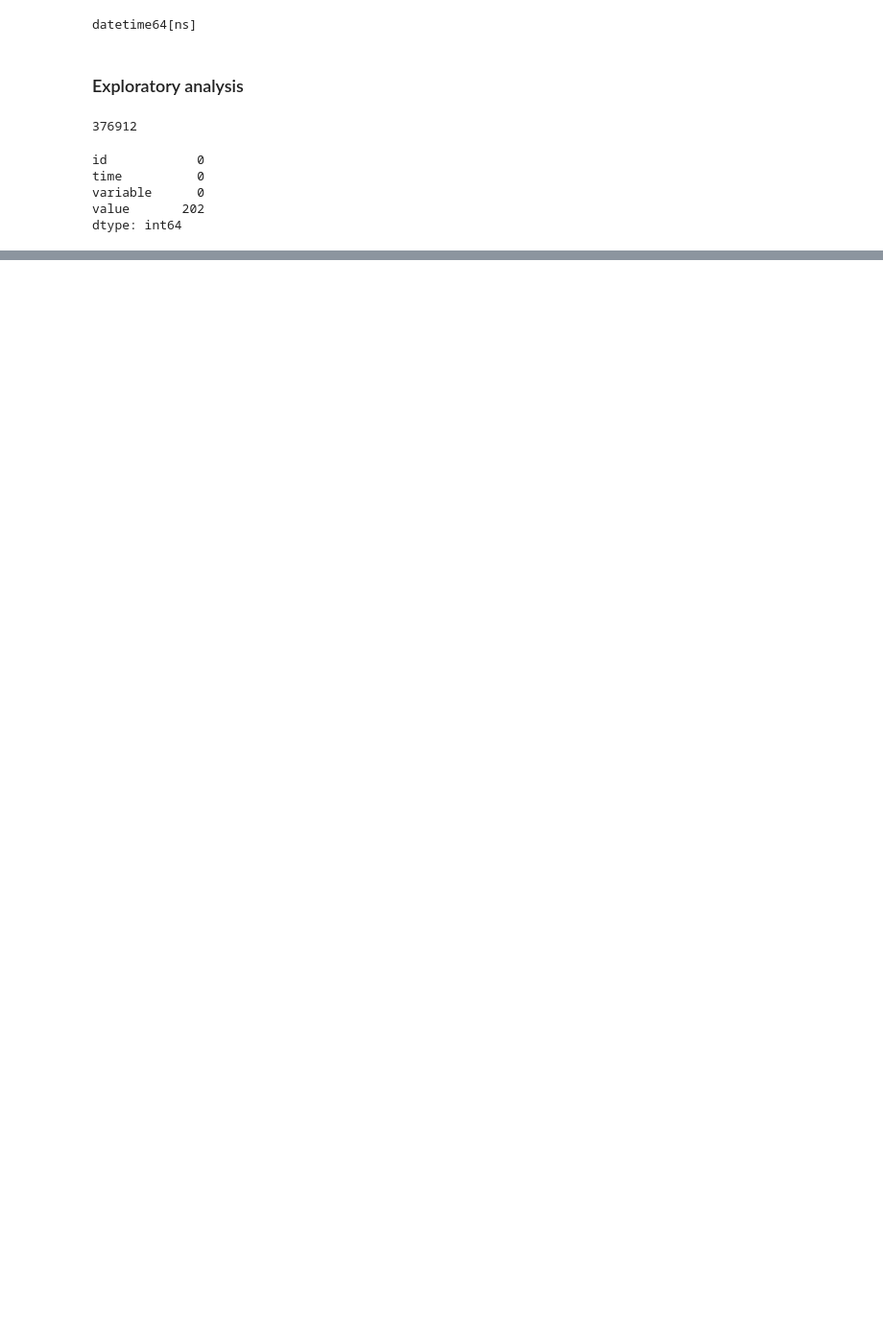
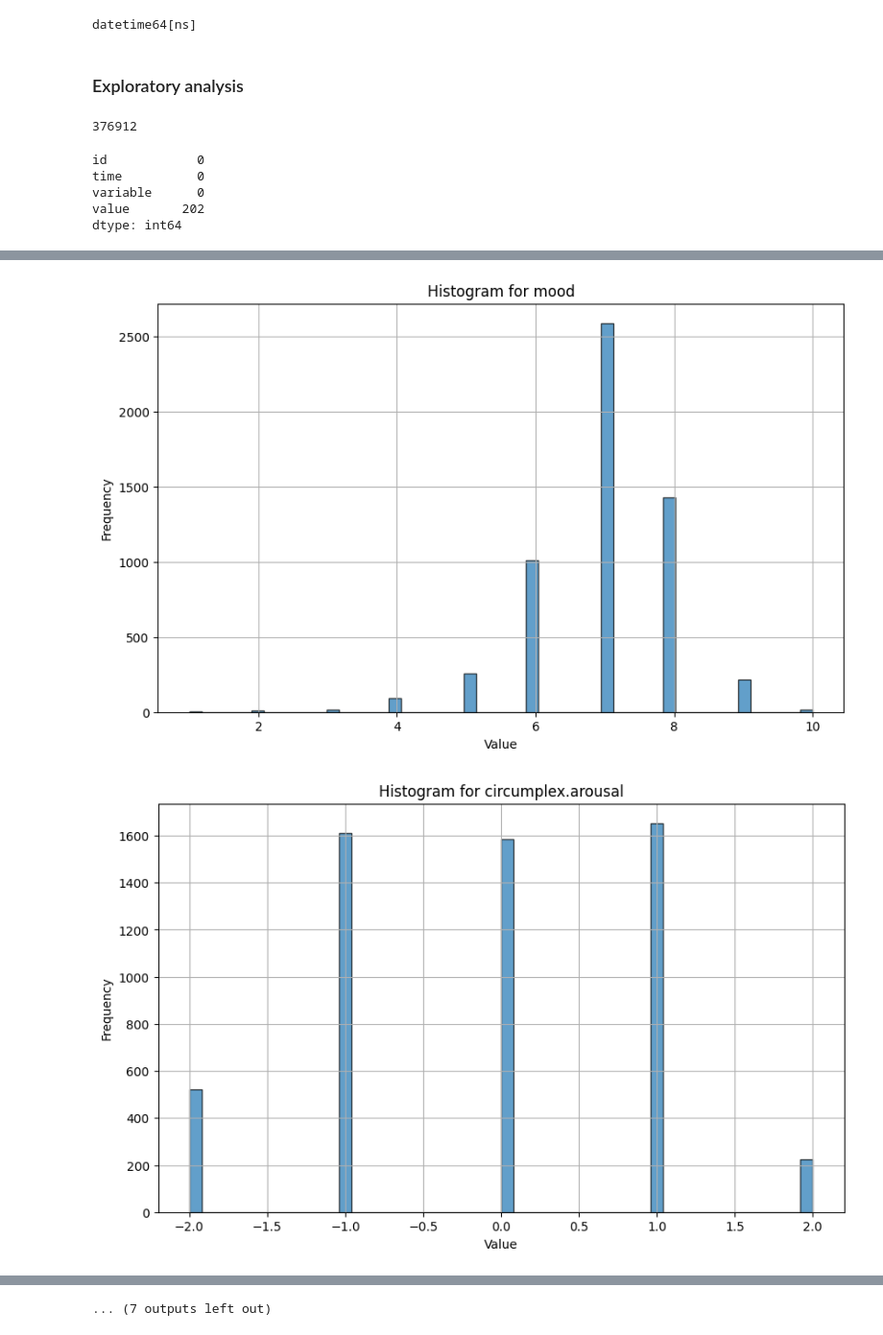
Before and after one commit to rjvandel14/DM-Assignment-1, a Jupyter notebook: data_cleaning.ipynb, the cells around one changed output, grey strips where cells are left out. Shown: that part at 96% size. Cells and saved outputs as stored; diff of their text form; code cells hidden in the pictures; blank space fills up the shorter version.

Commit message:
Added plots and new requirements

```diff
--- a/data_cleaning.ipynb
+++ b/data_cleaning.ipynb
@@ -54,14 +51,18 @@ for i in variables:
     temp_df = temp_df.drop(['time'], axis=1)
 
     stats = temp_df.describe()
-
+    median = temp_df['value'].median()
     skewness = temp_df['value'].skew()
+    kurtosis = temp_df['value'].kurt()
 
     missing_values = temp_df.isnull().sum()
     variable_stats = {
         'Stats': stats,
+        "Median": median,
         'Missing_values': missing_values,
-        'Skewness': skewness
+        'Skewness': skewness,
+        "Kurtosis": kurtosis
+
     }
     descriptive_stats_list.append((i, variable_stats))
 
@@ -70,8 +71,8 @@ for i, stats_data in descriptive_stats_list:
     print(stats_data['Stats'])
     print(f"Missing values for variable {i}:")
     print(stats_data['Missing_values'])
-    print(f"Skewness of  {i}:")
-    print(stats_data['Skewness'])
+    print(f"Skewness of  {i}:", stats_data['Skewness'])
+    print(f"median of  {i}:",  stats_data['Median'])
     print("\n")
 # %% [output]
 Descriptive stats for variable mood:
@@ -93,0 +95,14 @@ Skewness of  appCat.weather:
+# %%
+for i in variables:
+    subset = df[df['variable'] == i]
+
+    plt.figure(figsize=(10, 6))
+    plt.hist(subset['value'], bins=50, edgecolor='black', alpha=0.7)
+    plt.title(f"Histogram for {i}")
+    plt.xlabel("Value")
+    plt.ylabel("Frequency")
+    plt.grid(True)
+    plt.show()
+# %% [output]
+[figure, added]
+[figure, added]
@@ -93,0 +119 @@ Skewness of  appCat.weather:
+... (7 outputs left out)
```
Also changed, not shown: parts of 5 cells of this notebook, 1 other file.
